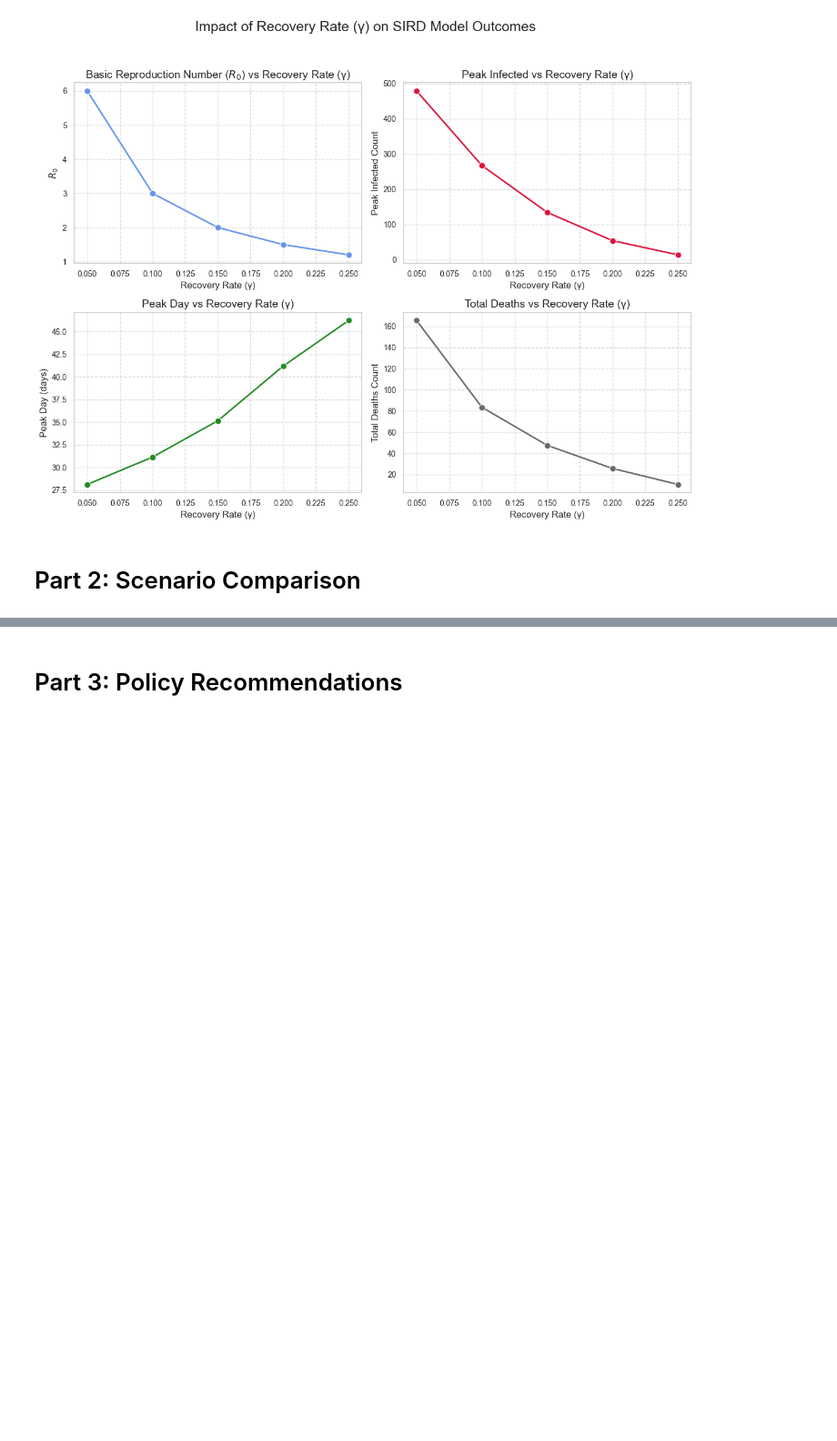
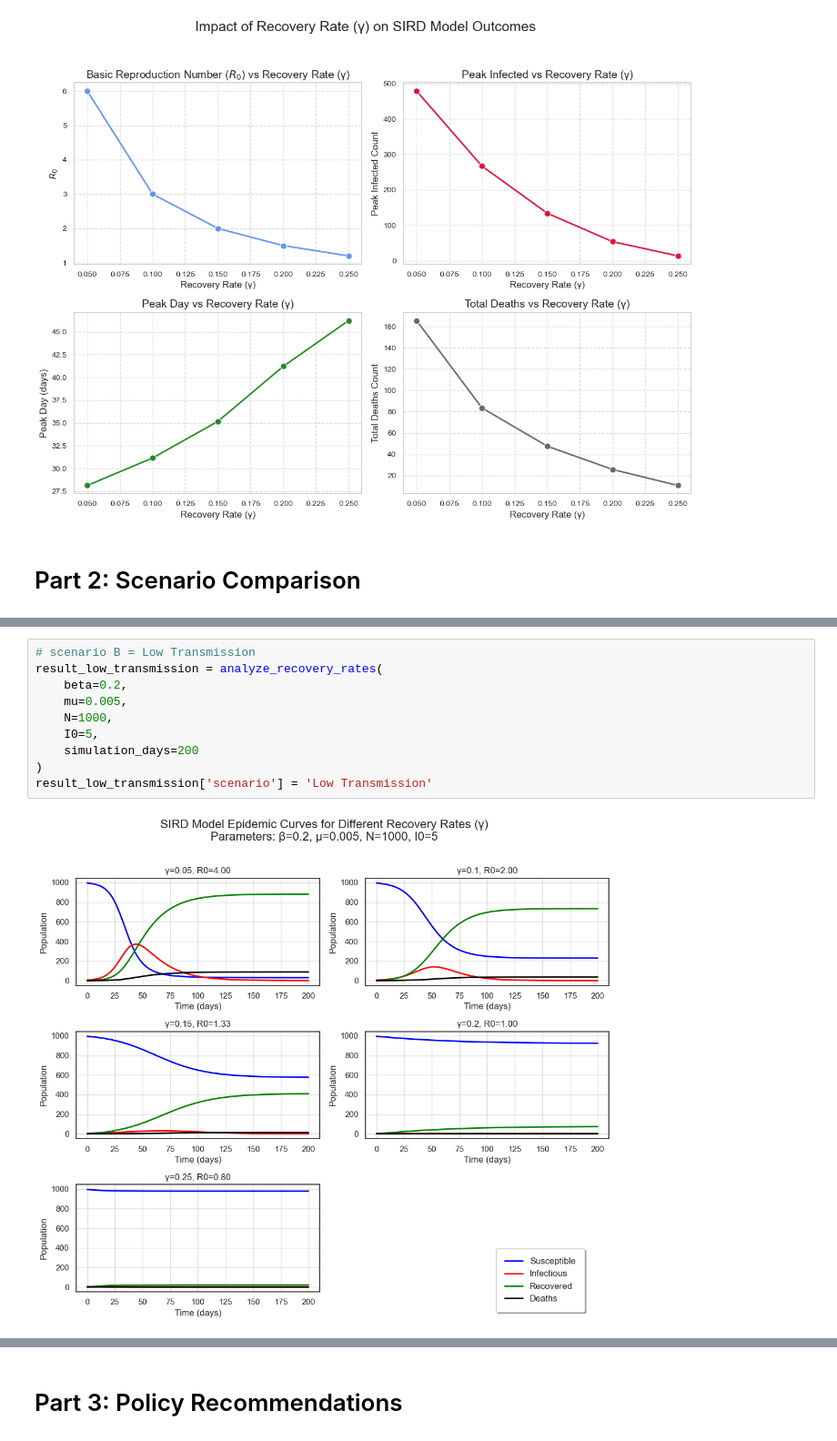
Before and after one commit to ceci2105/BioSystems_Group11, a Jupyter notebook: Assignment2/code.ipynb, the cells around one changed output, grey strips where cells are left out. Shown: that part at 91% size. Cells and saved outputs as stored; diff of their text form; blank space fills up the shorter version.

```diff
--- a/Assignment2/code.ipynb
+++ b/Assignment2/code.ipynb
@@ -174,0 +187,12 @@ plt.show()
+# %%
+# scenario B = Low Transmission
+result_low_transmission = analyze_recovery_rates(
+    beta=0.2,
+    mu=0.005,
+    N=1000,
+    I0=5,
+    simulation_days=200
+)
+result_low_transmission['scenario'] = 'Low Transmission'
+# %% [output]
+[figure, added]
```
Also changed, not shown: parts of 4 cells of this notebook, 1 other file.
